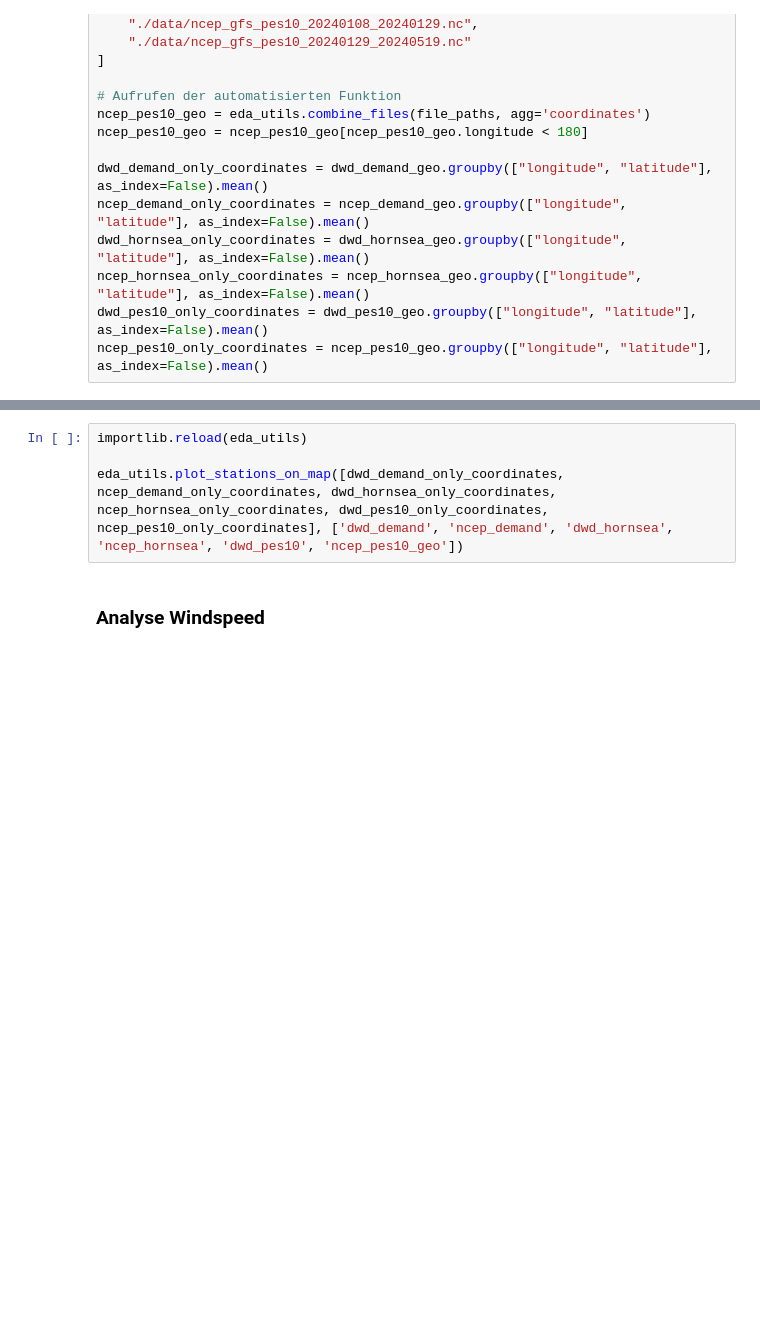
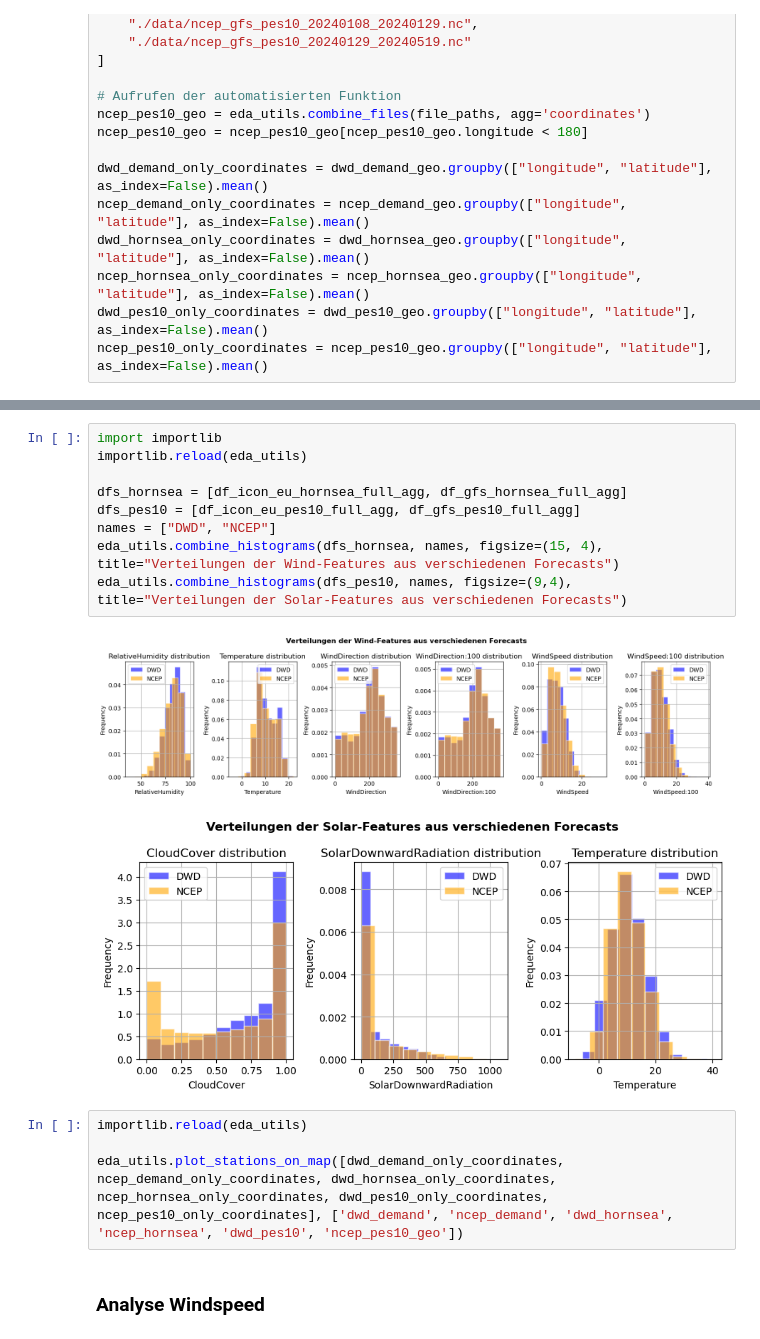
Before and after one commit to av1c3nna/awp2, a Jupyter notebook: code/explorative_data_analysis_cleaned.ipynb, the cells around one changed output, grey strips where cells are left out. Drawn from its saved outputs; the diff is of its cells as text; blank space fills up the shorter version.

```diff
--- a/code/explorative_data_analysis_cleaned.ipynb
+++ b/code/explorative_data_analysis_cleaned.ipynb
@@ -74,3 +112,15 @@ ncep_pes10_only_coordinates = ncep_pes10_geo.groupby(["longitude", "latitude"],
+# %%
+import importlib
+importlib.reload(eda_utils)
+
+dfs_hornsea = [df_icon_eu_hornsea_full_agg, df_gfs_hornsea_full_agg]
+dfs_pes10 = [df_icon_eu_pes10_full_agg, df_gfs_pes10_full_agg]
+names = ["DWD", "NCEP"]
+eda_utils.combine_histograms(dfs_hornsea, names, figsize=(15, 4), title="Verteilungen der Wind-Features aus verschiedenen Forecasts")
+eda_utils.combine_histograms(dfs_pes10, names, figsize=(9,4), title="Verteilungen der Solar-Features aus verschiedenen Forecasts")
+# %% [output]
+[figure, added]
+[figure, added]
 # %%
 importlib.reload(eda_utils)
 
```
Also changed, not shown: parts of 16 cells of this notebook.
